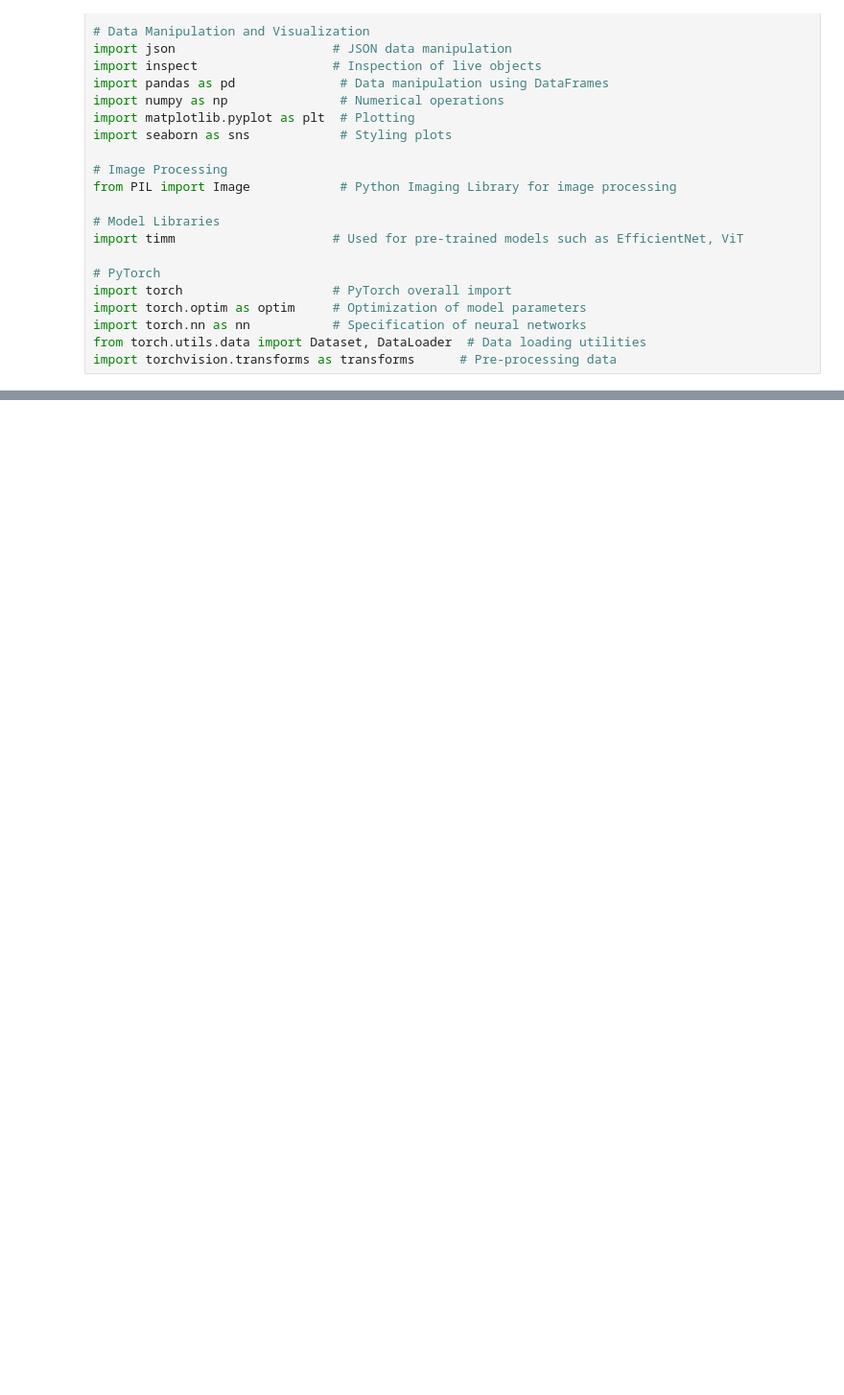
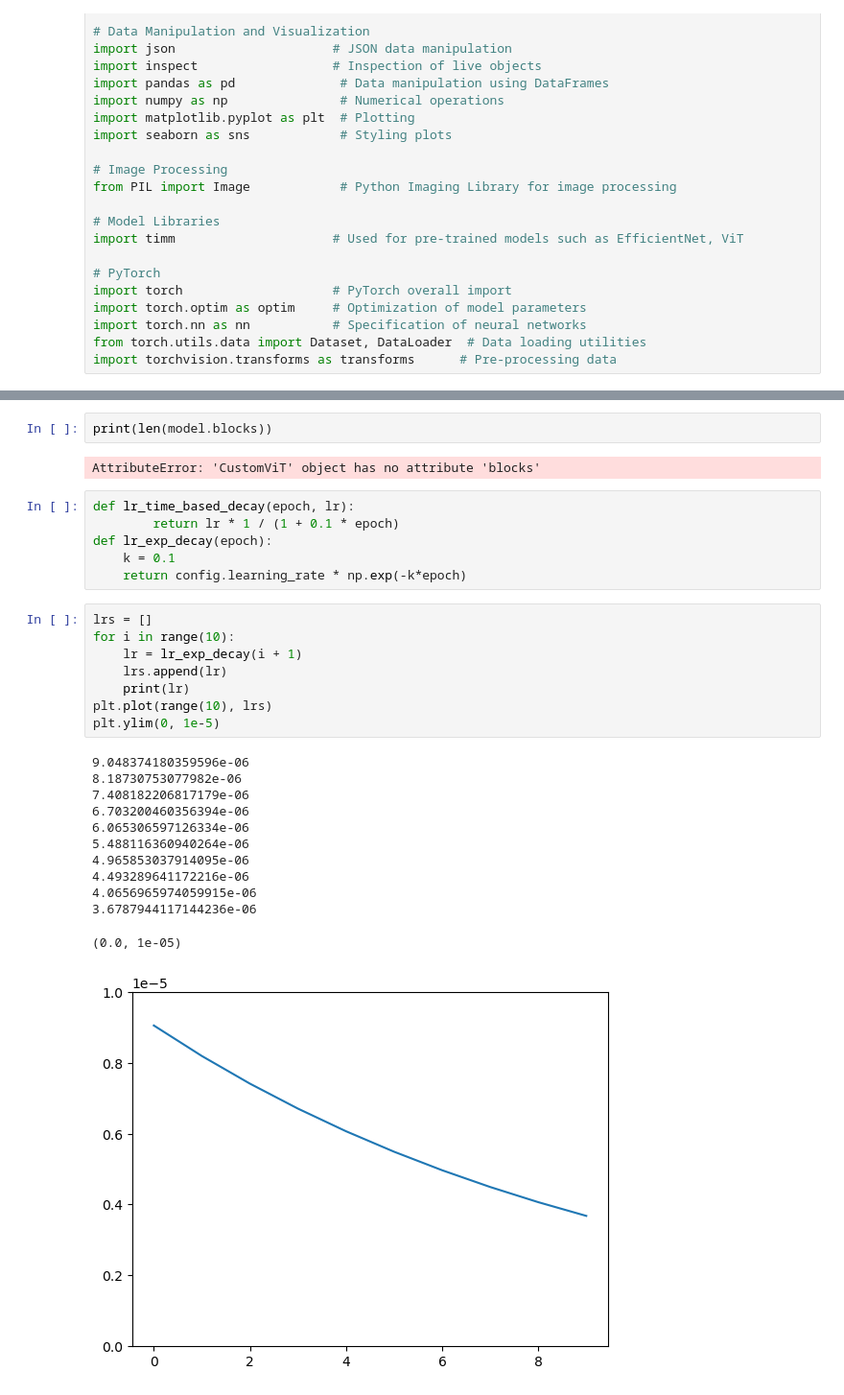
Before and after one commit to sjc042/tiny-imagenet, a Jupyter notebook: test_script.ipynb, the cells around one changed output, grey strips where cells are left out. Shown at 96% size. Saved outputs shown, nothing was run; the diff lists cells and outputs as text; blank space fills up the shorter version.

```diff
--- a/test_script.ipynb
+++ b/test_script.ipynb
@@ -133,0 +116,31 @@ tensor([[0, 0, 0, 1, 0, 1, 1, 0, 0, 1],
+# %%
+print(len(model.blocks))
+# %% [output]
+AttributeError: 'CustomViT' object has no attribute 'blocks'
+# %%
+def lr_time_based_decay(epoch, lr):
+        return lr * 1 / (1 + 0.1 * epoch)
+def lr_exp_decay(epoch):
+    k = 0.1
+    return config.learning_rate * np.exp(-k*epoch)
+# %%
+lrs = []
+for i in range(10):
+    lr = lr_exp_decay(i + 1)
+    lrs.append(lr)
+    print(lr)
+plt.plot(range(10), lrs)
+plt.ylim(0, 1e-5)
+# %% [output]
+9.048374180359596e-06
+8.18730753077982e-06
+7.408182206817179e-06
+6.703200460356394e-06
+6.065306597126334e-06
+5.488116360940264e-06
+4.965853037914095e-06
+4.493289641172216e-06
+4.0656965974059915e-06
+3.6787944117144236e-06
+(0.0, 1e-05)
+[figure, added]
```
Also changed, not shown: parts of 7 cells of this notebook, 1 other file.
